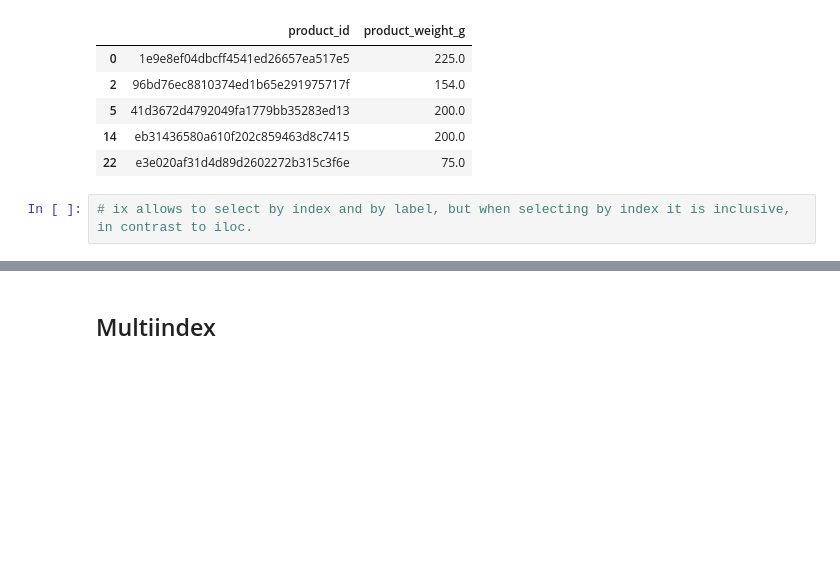
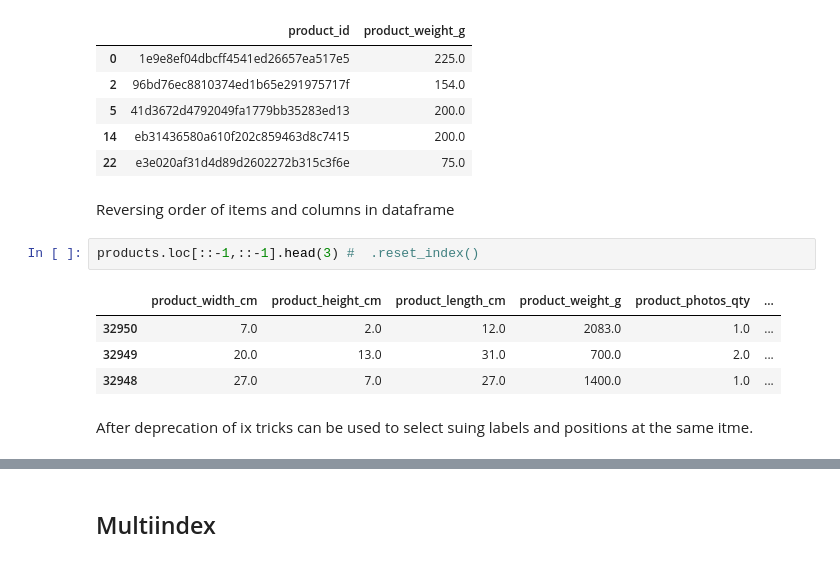
Before and after one commit to bartosz67/eda, a Jupyter notebook: Pandas.ipynb, the cells around one changed output, grey strips where cells are left out. Saved outputs shown, nothing was run; the diff lists cells and outputs as text; blank space fills up the shorter version.

```diff
--- a/Pandas.ipynb
+++ b/Pandas.ipynb
@@ -104,5 +173,14 @@ products.loc[index_series, ['product_id', 'product_weight_g']].head()
 | 5 | 41d3672d4792049fa1779bb35283ed13 | 200.0 |
 | 14 | eb31436580a610f202c859463d8c7415 | 200.0 |
 | 22 | e3e020af31d4d89d2602272b315c3f6e | 75.0 |
-# %%
-# ix allows to select by index and by label, but when selecting by index it is inclusive, in contrast to iloc.
+# %% [markdown]
+Reversing order of items and columns in dataframe
+# %%
+products.loc[::-1,::-1].head(3) #  .reset_index()
+# %% [output]
+|  | product_width_cm | product_height_cm | product_length_cm | product_weight_g | product_photos_qty | ... |
+| 32950 | 7.0 | 2.0 | 12.0 | 2083.0 | 1.0 | ... |
+| 32949 | 20.0 | 13.0 | 31.0 | 700.0 | 2.0 | ... |
+| 32948 | 27.0 | 7.0 | 27.0 | 1400.0 | 1.0 | ... |
+# %% [markdown]
+After deprecation of ix tricks can be used to select suing labels and positions at the same itme.
```
Also changed, not shown: parts of 36 cells of this notebook.
